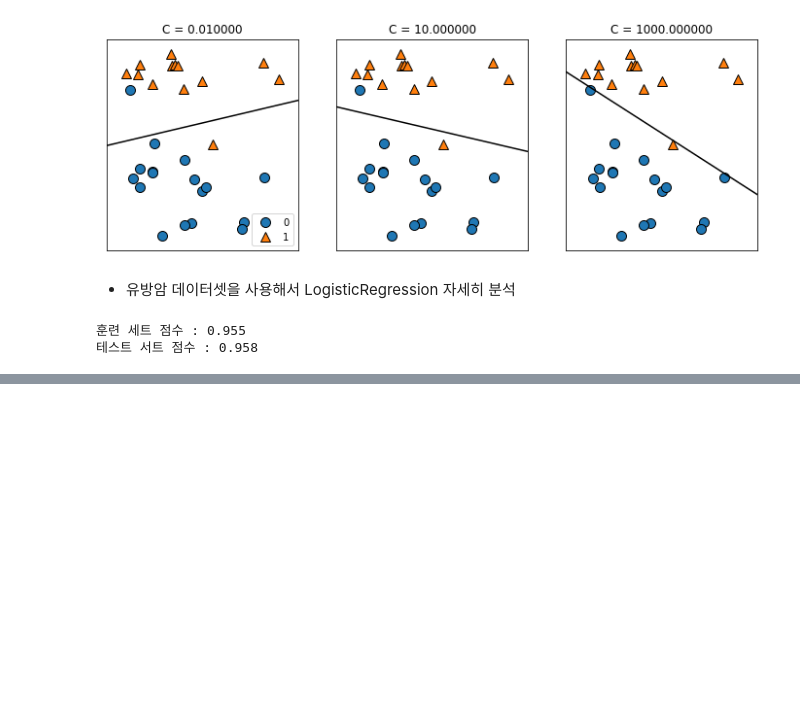
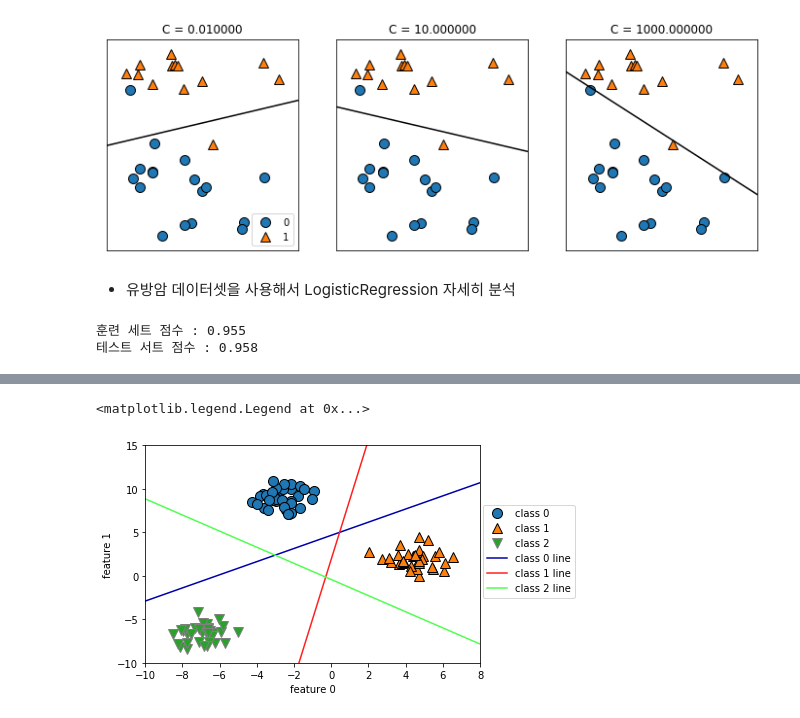
Before and after one commit to sooooner/ML_whit_python, a Jupyter notebook: ML_with_python_CH2_linear.ipynb, the cells around one changed output, grey strips where cells are left out. Saved outputs shown, nothing was run; the diff lists cells and outputs as text; code cells hidden in the pictures; blank space fills up the shorter version.

```diff
--- a/ML_with_python_CH2_linear.ipynb
+++ b/ML_with_python_CH2_linear.ipynb
@@ -234,0 +312,14 @@ print('테스트 서트 점수 : {:.3f}'.format(logreg.score(X_test, y_test)))
+# %%
+mglearn.discrete_scatter(X[:, 0], X[:, 1], y)
+line = np.linspace(-15, 15)
+for coef, intercept, color in zip(linear_svm.coef_, linear_svm.intercept_, mglearn.cm3.colors):
+    plt.plot(line, -(line*coef[0]+ intercept)/ coef[1], c=color)
+
+plt.ylim(-10, 15)
+plt.xlim(-10, 8)
+plt.xlabel('feature 0')
+plt.ylabel('feature 1')
+plt.legend(['class 0', 'class 1', 'class 2', 'class 0 line', 'class 1 line', 'class 2 line'], loc=(1.01, .3))
+# %% [output]
+<matplotlib.legend.Legend at 0x...>
+[figure, added]
```
Also changed, not shown: parts of 15 cells of this notebook.
